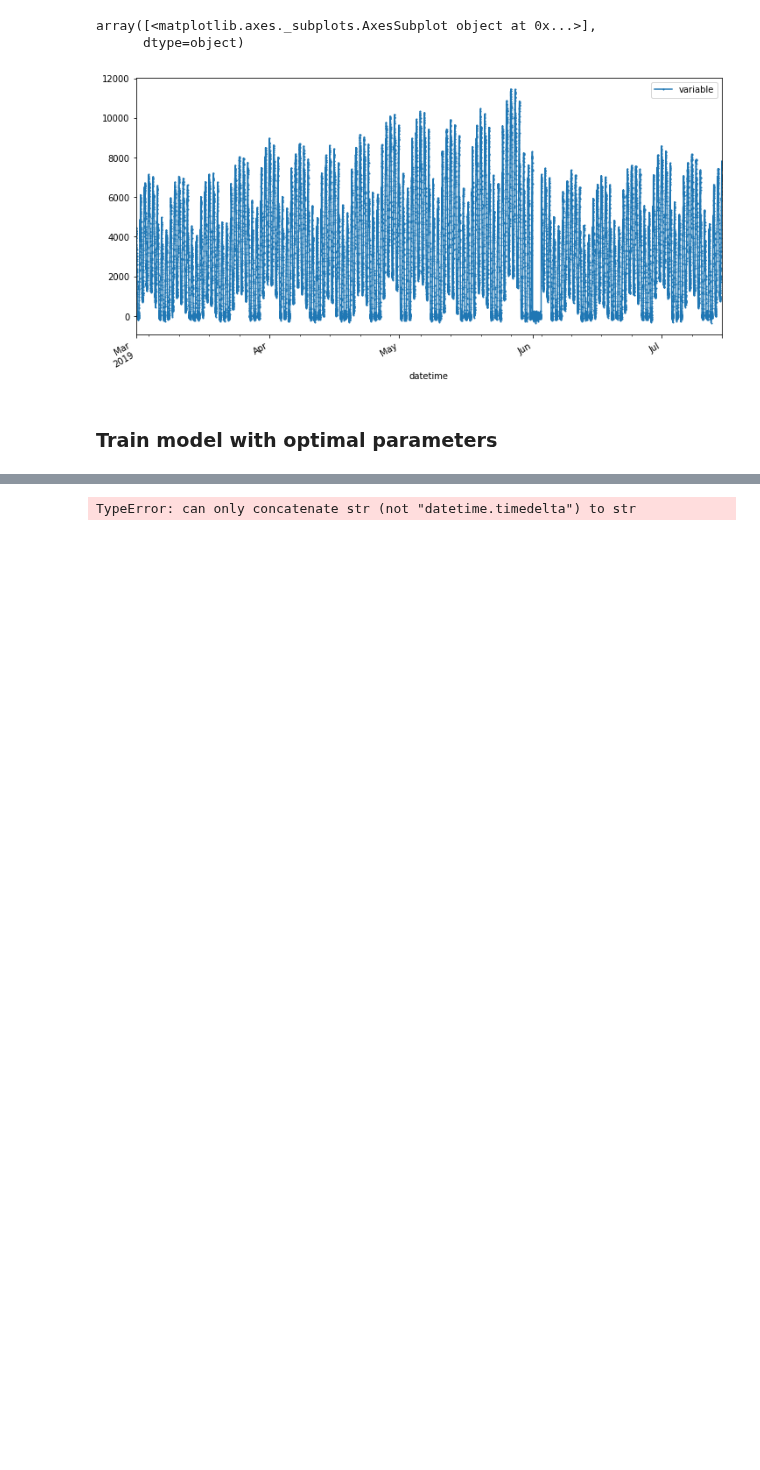
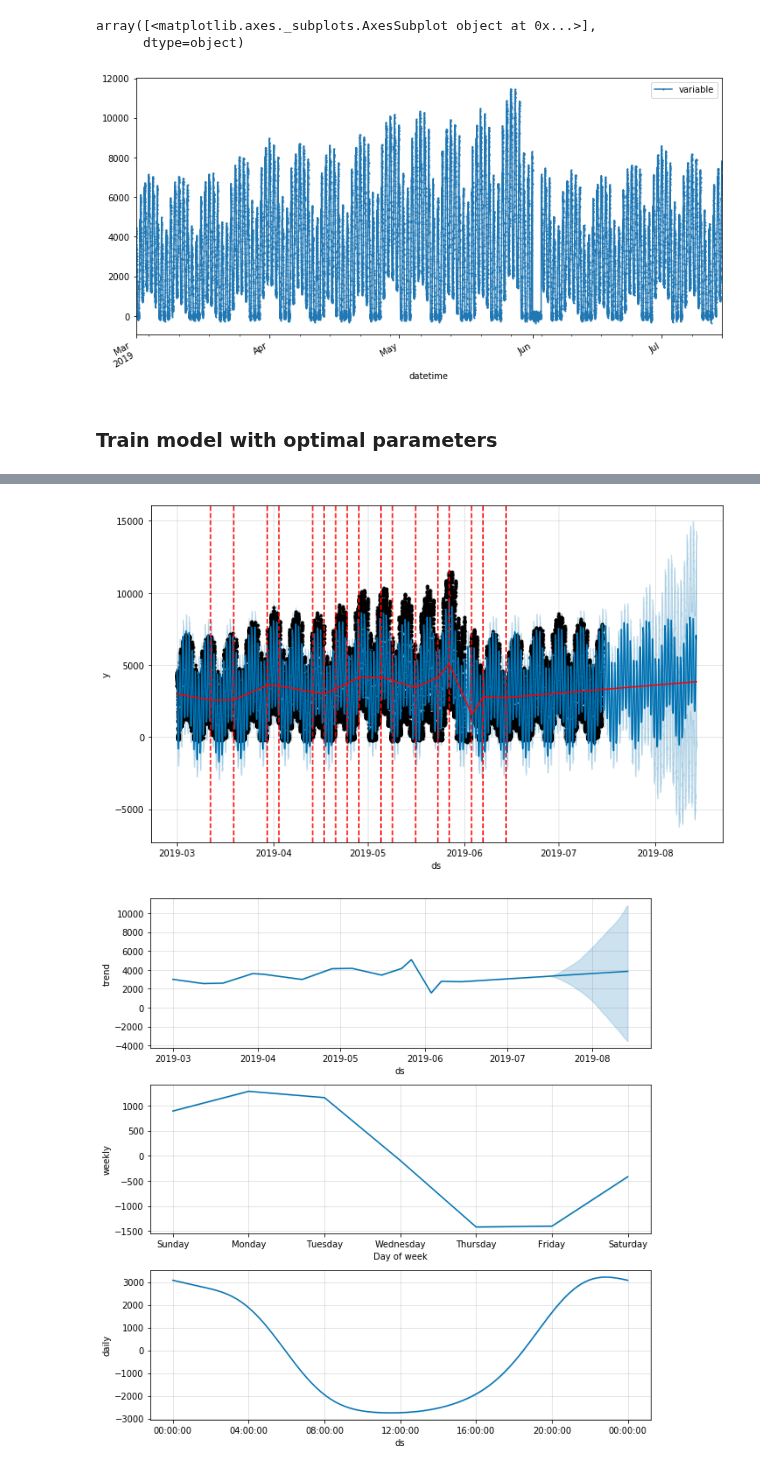
Before and after one commit to pvilar/Time-Series-Analysis, a Jupyter notebook: Time Series Analysis with Prophet.ipynb, the cells around one changed output, grey strips where cells are left out. Cells and saved outputs as stored; diff of their text form; code cells hidden in the pictures; blank space fills up the shorter version.

```diff
--- a/Time Series Analysis with Prophet.ipynb
+++ b/Time Series Analysis with Prophet.ipynb
@@ -98,5 +103,0 @@ df.index.max()
-# %%
-final_datetime = (df.index.max() + timedelta(days=30))
-print('End of forecast date:', final_datetime)
-# %% [output]
-TypeError: can only concatenate str (not "datetime.timedelta") to str
@@ -129,0 +104,47 @@ plot_forecast(df[['varB']], forecast_varB, title='Forecasting varB', m='.')
+# %%
+def plot_prophet(model, forecast):
+
+    from fbprophet.plot import add_changepoints_to_plot
+
+    fig1 = model.plot(forecast)
+    add_changepoints_to_plot(fig1.gca(), model, forecast)
+    plt.show()
+    fig2 = model.plot_components(forecast)
+    plt.show()
+# %%
+def plot_forecast(data, forecast, title=None, m=None):
+
+    plt.figure(figsize=(14,7))
+    plt.plot(data, label='actuals', marker=m)
+    plt.plot(forecast, label='prediction', marker=m)
+    plt.ylabel('value')
+    plt.xlabel('date')
+    plt.title(title)
+    plt.legend()
+    plt.show()
+# %%
+def predict(model, horizon_days, input_freq):
+
+    fcast_periods = len(np.arange(pd.Timedelta('0 days'), pd.Timedelta(horizon_days), pd.Timedelta(input_freq)))
+    df_future = model.make_future_dataframe(periods=fcast_periods, freq=input_freq)
+
+    # predict
+    fcst = model.predict(df_future)
+
+    # plot results
+    plot_prophet(model, fcst)
+
+    # save forecast results
+    variable_pred = fcst[fcst['ds'] > df.index.max()][['ds','yhat']]\
+        .rename(columns={'yhat': 'variable'})\
+        .set_index('ds')
+
+    # plot forecast
+    plot_forecast(df.iloc[:,0], variable_pred, title='Forecasting variable', m='.')
+
+    return variable_pred
+# %%
+df_predictions = predict(model=ts_model, horizon_days='30 days', input_freq='10T')
+# %% [output]
+[figure, added]
+[figure, added]
```
Also changed, not shown: parts of 6 cells of this notebook.
